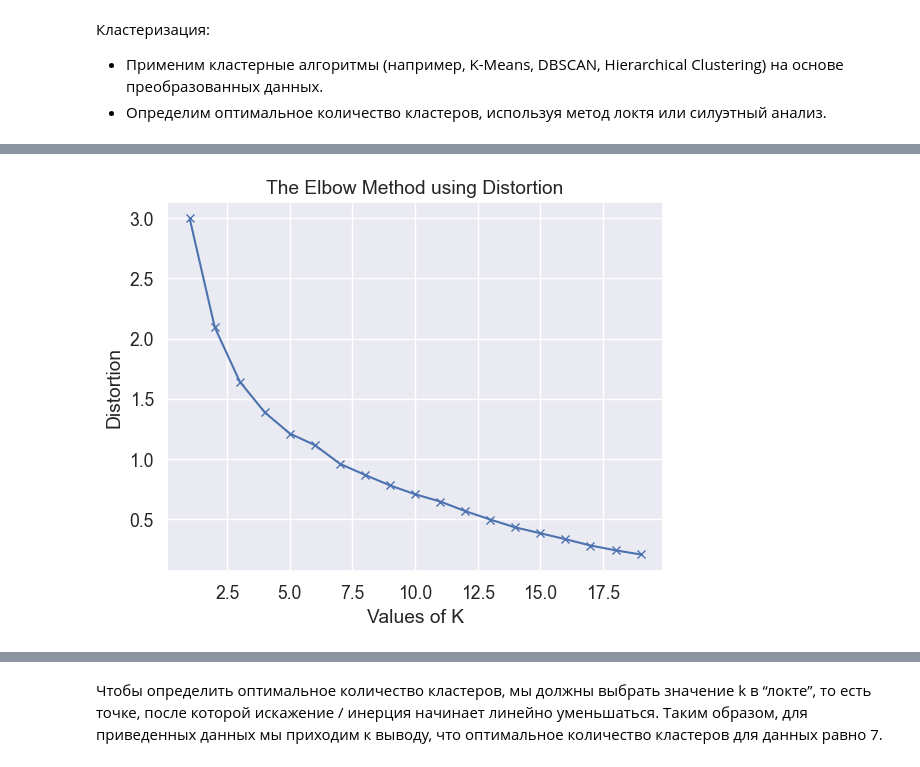
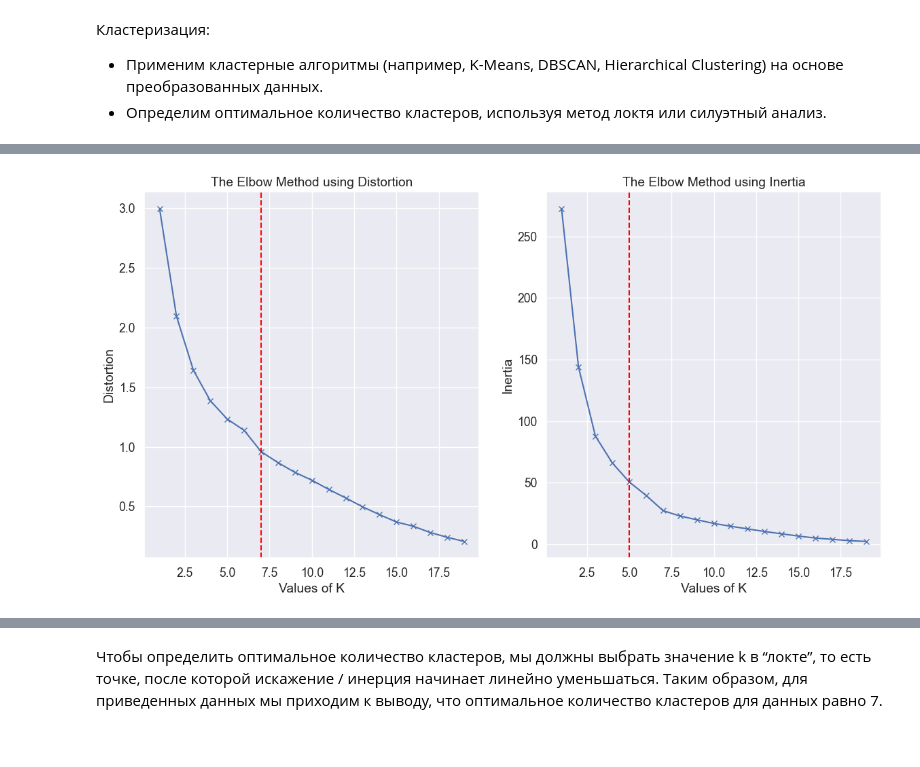
Before and after one commit to caapricorn/diplom, a Jupyter notebook: analyse_data.ipynb, the cells around one changed output, grey strips where cells are left out. Saved outputs shown, nothing was run; the diff lists cells and outputs as text; code cells hidden in the pictures.

```diff
--- a/analyse_data.ipynb
+++ b/analyse_data.ipynb
@@ -19,7 +19,6 @@ df['Languages'] = df['Languages'].apply(langs_to_num)
 # %%
 df = df.drop(['FirstDataActivity'], axis=1)
 df = df.drop(['LastDataActivity'], axis=1)
-df = df.drop(['Name'], axis=1)
 df
 # %% [output]
 |  | Contributions | CommitEvent | Additions | Deletions | Languages | CommitCommentEvent | IssueCommentEvent | ... |
@@ -189,21 +188,14 @@ from sklearn.cluster import KMeans
 from sklearn import metrics
 from scipy.spatial.distance import cdist
 import numpy as np
+from kneed import KneeLocator
 
 distortions = []
 inertias = []
-mapping1 = {}
-mapping2 = {}
 K = range(1, 20)
 
 for k in K:
     kmeanModel = KMeans(n_clusters=k).fit(x)
-    kmeanModel.fit(x)
-
     distortions.append(sum(np.min(cdist(x, kmeanModel.cluster_centers_,
                                         'euclidean'), axis=1)) / x.shape[0])
     inertias.append(kmeanModel.inertia_)
-
-    mapping1[k] = sum(np.min(cdist(x, kmeanModel.cluster_centers_,
-                                   'euclidean'), axis=1)) / x.shape[0]
-    mapping2[k] = kmeanModel.inertia_
@@ -210,8 +220,30 @@ for k in K:
+# %%
+knee_locator_distortion = KneeLocator(K, distortions, curve='convex', direction='decreasing')
+knee_locator_inertia = KneeLocator(K, inertias, curve='convex', direction='decreasing')
+
+optimal_k_distortion = knee_locator_distortion.elbow
+optimal_k_inertia = knee_locator_inertia.elbow
+
+from statistics import mean
+
+num_of_clusters = round(mean([optimal_k_distortion, optimal_k_inertia]))
 # %%
+plt.figure(figsize=(14, 7))
+
+plt.subplot(1, 2, 1)
 plt.plot(K, distortions, 'bx-')
+plt.axvline(optimal_k_distortion, color='red', linestyle='--')
 plt.xlabel('Values of K')
 plt.ylabel('Distortion')
 plt.title('The Elbow Method using Distortion')
+
+plt.subplot(1, 2, 2)
+plt.plot(K, inertias, 'bx-')
+plt.axvline(optimal_k_inertia, color='red', linestyle='--')
+plt.xlabel('Values of K')
+plt.ylabel('Inertia')
+plt.title('The Elbow Method using Inertia')
+
 plt.show()
 # %% [output]
-[figure, old version]
+[figure, new version]
```
Also changed, not shown: parts of 4 cells of this notebook, 6 other files.
